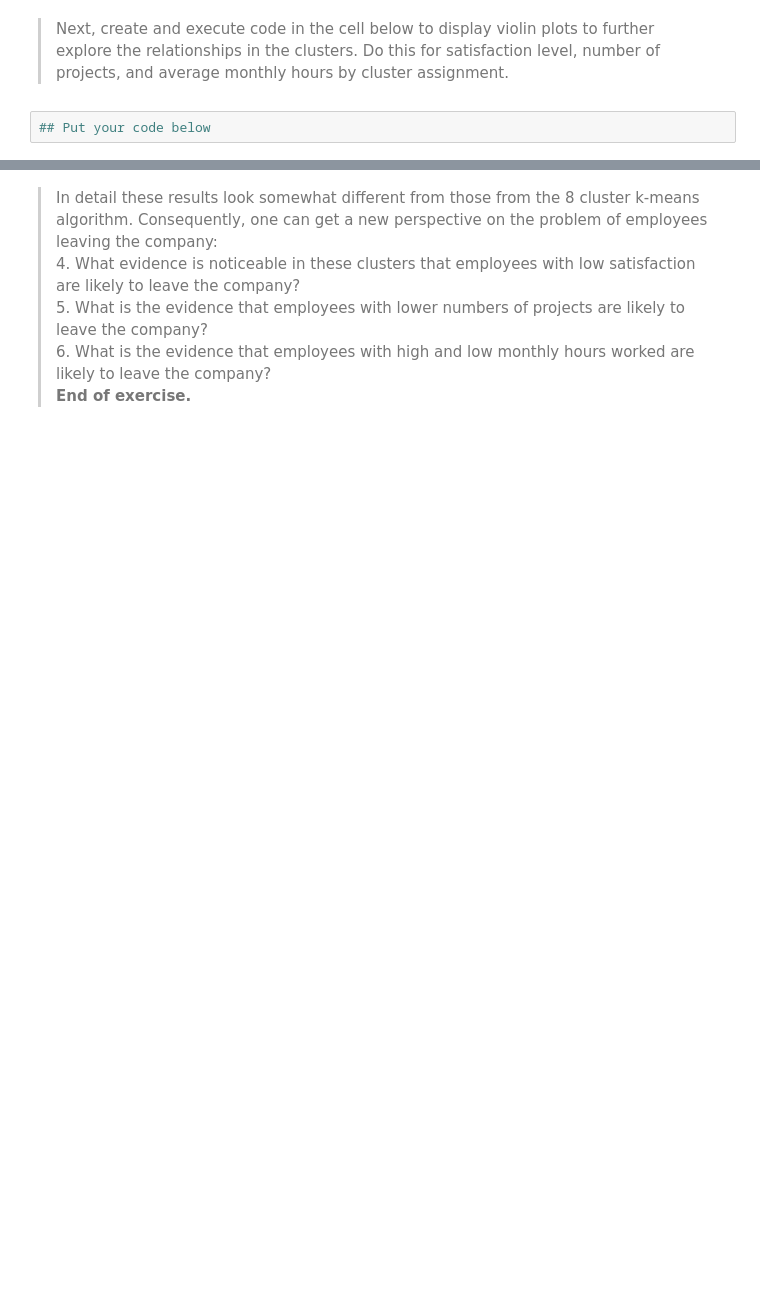
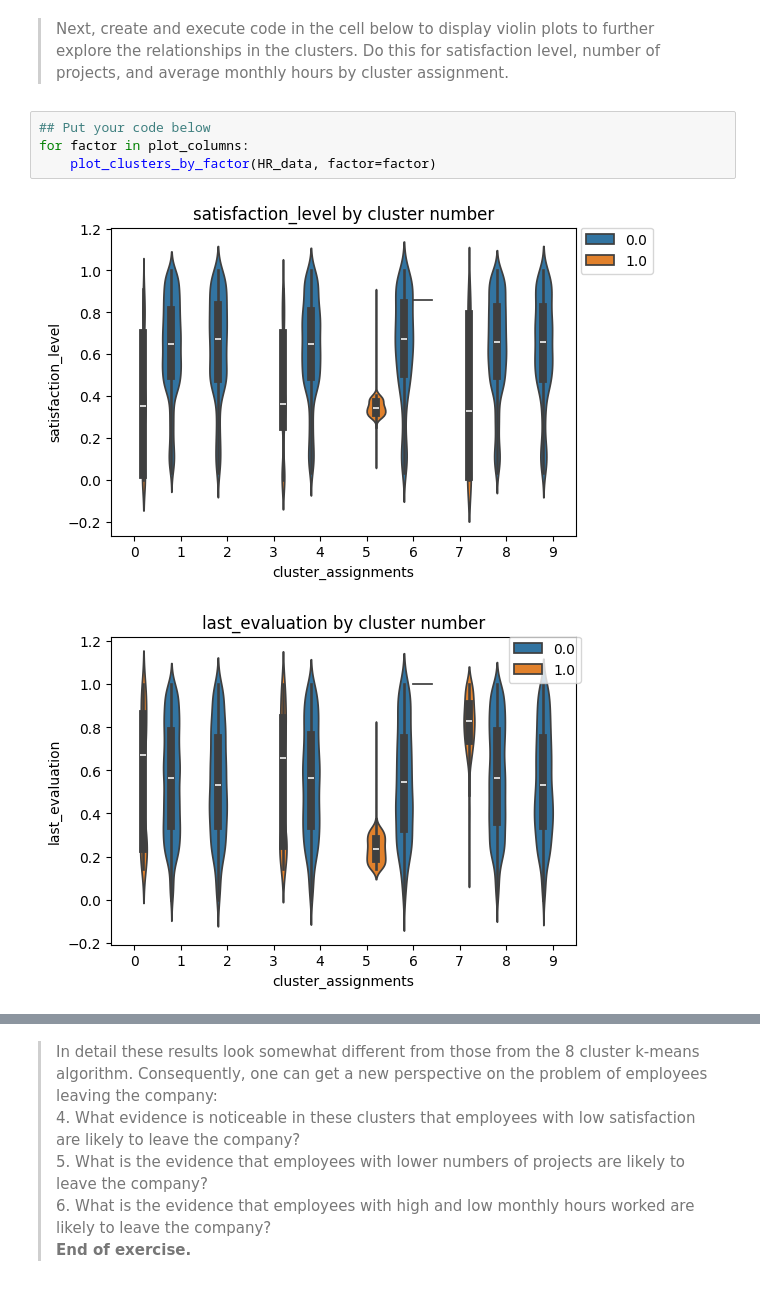
Before and after one commit to whendo/CSCI-E-108, a Jupyter notebook: notebooks/07_ClusterModels.ipynb, the cells around one changed output, grey strips where cells are left out. Cells and saved outputs as stored; diff of their text form; blank space fills up the shorter version.

```diff
--- a/notebooks/07_ClusterModels.ipynb
+++ b/notebooks/07_ClusterModels.ipynb
@@ -1097,3 +1144,8 @@ nr.seed(7788)
 > Next, create and execute code in the cell below to display violin plots to further explore the relationships in the clusters. Do this for satisfaction level, number of projects, and average monthly hours by cluster assignment.
 # %%
 ## Put your code below
+for factor in plot_columns:
+    plot_clusters_by_factor(HR_data, factor=factor)
+# %% [output]
+[figure, added]
+[figure, added]
```
Also changed, not shown: parts of 44 cells of this notebook.
